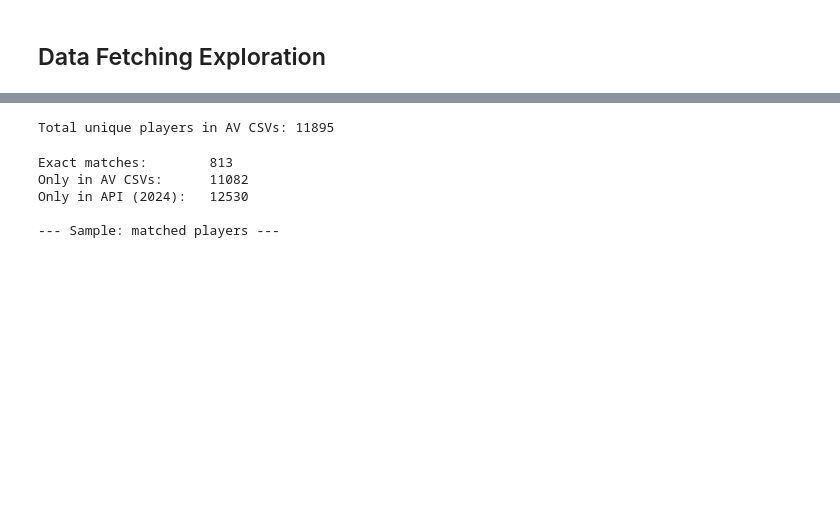
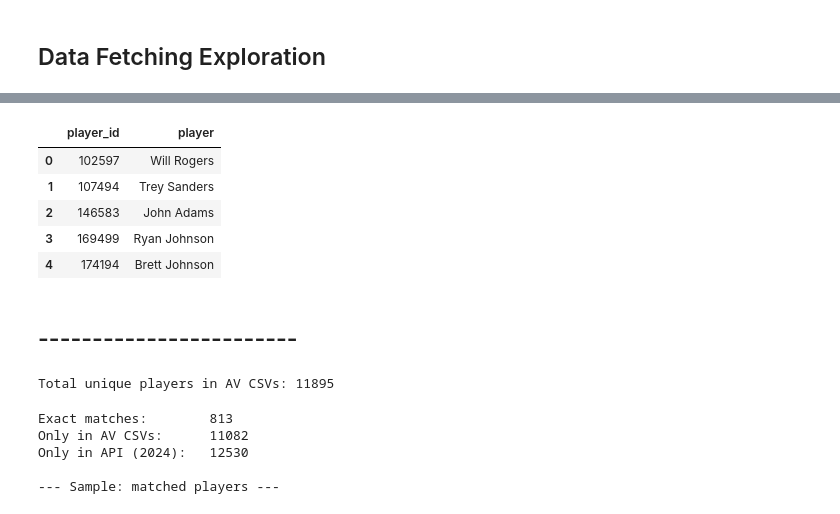
Before and after one commit to arnavk377/DraftSight, a Jupyter notebook: data/exploring_cfb.ipynb, the cells around one changed output, grey strips where cells are left out. Saved outputs shown, nothing was run; the diff lists cells and outputs as text; code cells hidden in the pictures; blank space fills up the shorter version.

```diff
--- a/data/exploring_cfb.ipynb
+++ b/data/exploring_cfb.ipynb
@@ -138,3 +176,17 @@ season_df.head(20)
+# %%
+player_df = season_df[['player_id', 'player']]
+player_df = player_df.drop_duplicates('player_id').reset_index(drop=True)
+# %%
+player_df.head()
+# %% [output]
+|  | player_id | player |
+| 0 | 102597 | Will Rogers |
+| 1 | 107494 | Trey Sanders |
+| 2 | 146583 | John Adams |
+| 3 | 169499 | Ryan Johnson |
+| 4 | 174194 | Brett Johnson |
+# %% [markdown]
+## ------------------------
 # %%
 import glob
 
```
Also changed, not shown: parts of 18 cells of this notebook, 2 other files.
